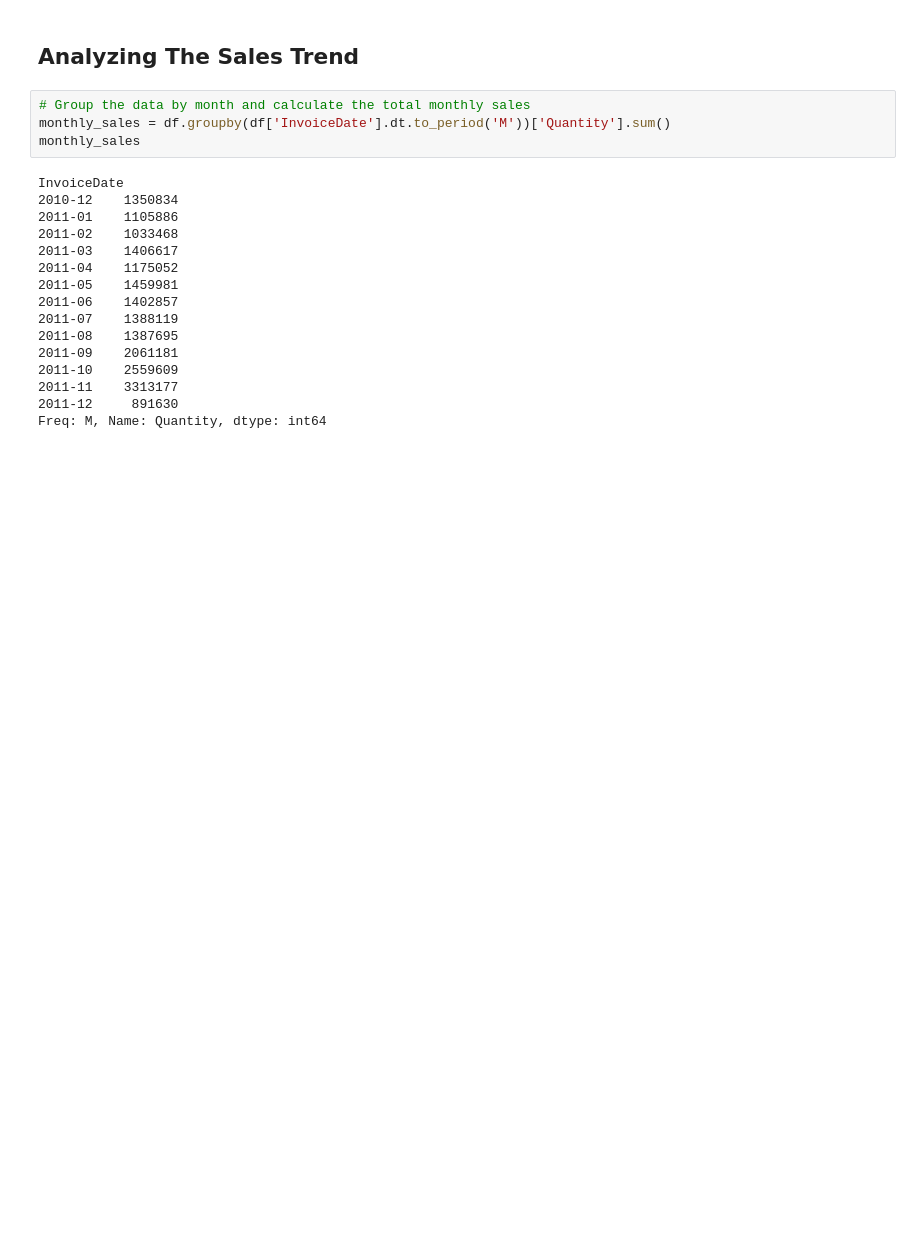
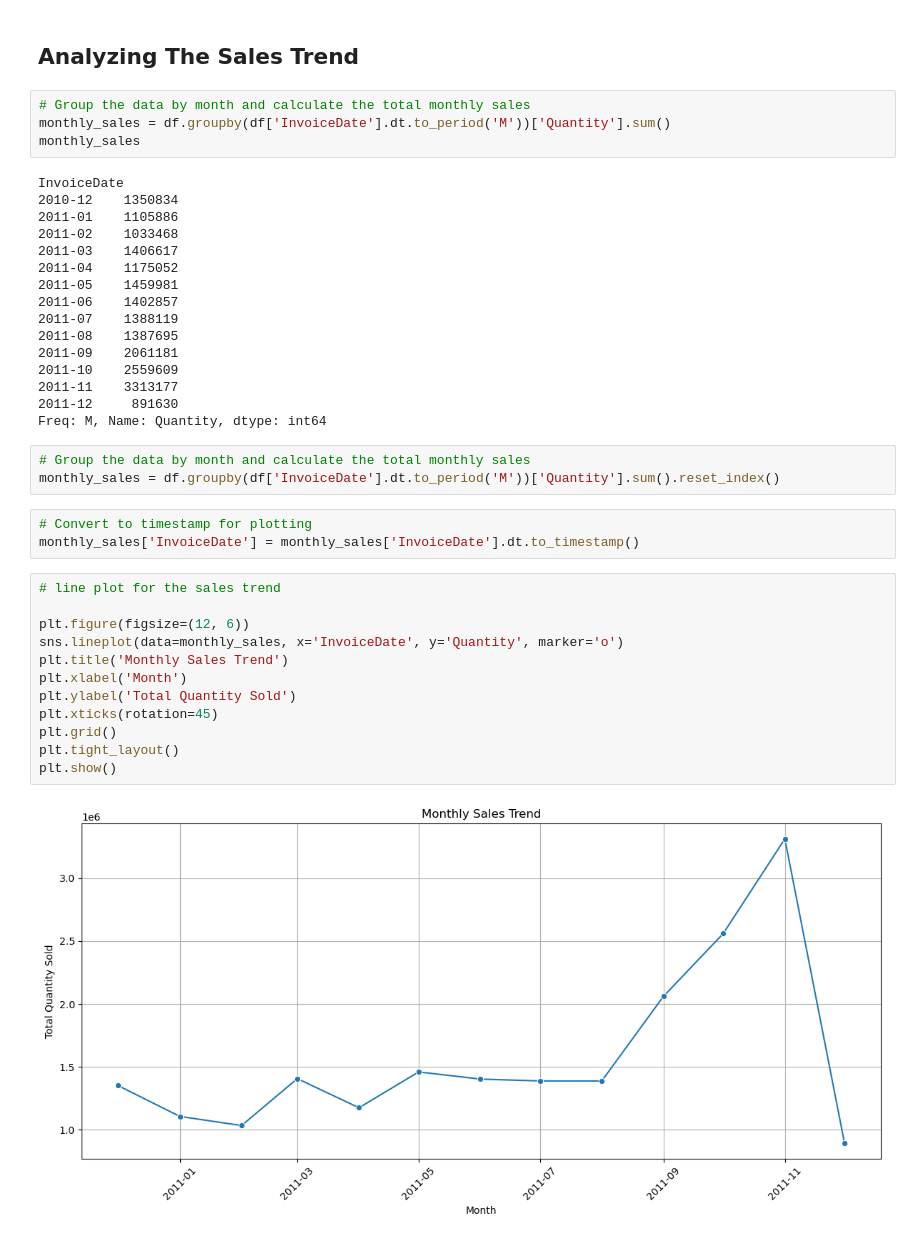
Before and after one commit to joachinhimself/Cohort-Analysis, a Jupyter notebook: Notebook/Cohort Analysis.ipynb, the cells around one changed output. Cells and saved outputs as stored; diff of their text form; blank space fills up the shorter version.

Commit message:
sales trend

```diff
--- a/Notebook/Cohort Analysis.ipynb
+++ b/Notebook/Cohort Analysis.ipynb
@@ -333,3 +333,23 @@ InvoiceDate
 2011-11    3313177
 2011-12     891630
 Freq: M, Name: Quantity, dtype: int64
+# %%
+# Group the data by month and calculate the total monthly sales
+monthly_sales = df.groupby(df['InvoiceDate'].dt.to_period('M'))['Quantity'].sum().reset_index()
+# %%
+# Convert to timestamp for plotting
+monthly_sales['InvoiceDate'] = monthly_sales['InvoiceDate'].dt.to_timestamp()
+# %%
+# line plot for the sales trend
+
+plt.figure(figsize=(12, 6))
+sns.lineplot(data=monthly_sales, x='InvoiceDate', y='Quantity', marker='o')
+plt.title('Monthly Sales Trend')
+plt.xlabel('Month')
+plt.ylabel('Total Quantity Sold')
+plt.xticks(rotation=45)
+plt.grid()
+plt.tight_layout()
+plt.show()
+# %% [output]
+[figure, added]
```
Also changed, not shown: parts of 3 cells of this notebook.
